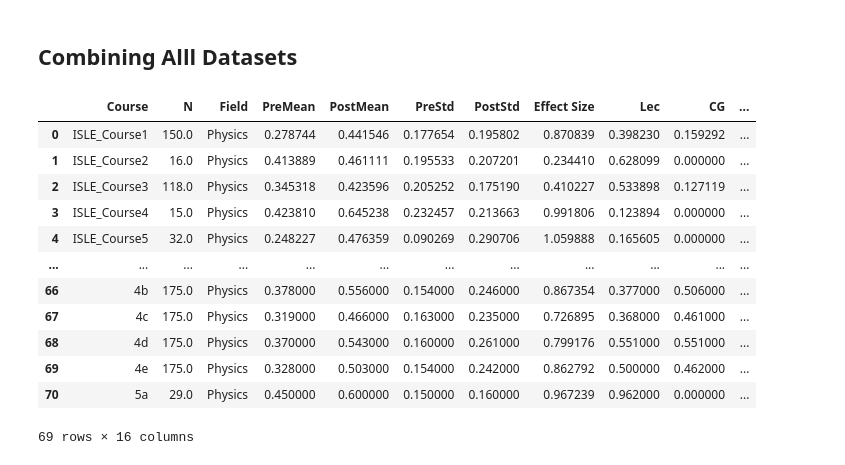
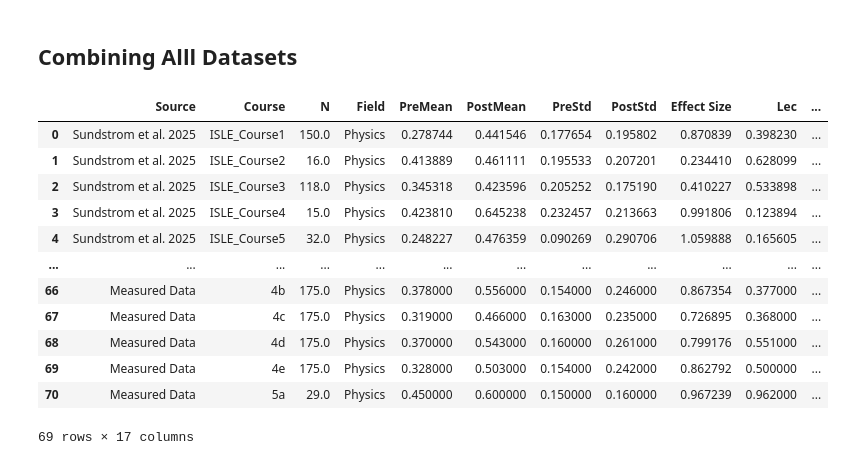
Before and after one commit to oross314/Modeling-Active-Learning-Classrooms, a Jupyter notebook: data_processing.ipynb, the cells around one changed output. Saved outputs shown, nothing was run; the diff lists cells and outputs as text; code cells hidden in the pictures.

```diff
--- a/data_processing.ipynb
+++ b/data_processing.ipynb
@@ -116,7 +116,9 @@ CI_statistics_sundstrom['Field'] = 'Physics'
 astro_courses = ['Tutorials_Course2', 'Tutorials_Course6',]
 CI_statistics_sundstrom.loc[CI_statistics_sundstrom['Course'].isin(astro_courses), 'Field'] = 'Astronomy'
 
+#mark source
+CI_statistics_sundstrom['Source'] = 'Sundstrom et al. 2025'
+
 sundstrom_combined = pd.merge(COPUS_sundstrom, CI_statistics_sundstrom, on='Course')
 #save to csv
 sundstrom_combined.to_csv('Published Data/Sundstrom_2025_data/combined_sundstrom_data.csv', index=False)
-sundstrom_combined
@@ -182,6 +165,8 @@ CI_statistics_weir['Effect Size'] = [effect_size(CI_statistics_weir['PreMean'].i
                                          CI_statistics_weir['PreStd'].iloc[i],
                                          CI_statistics_weir['PostStd'].iloc[i])
                                      for i in range(len(CI_statistics_weir))]
+
+CI_statistics_weir['Source'] = 'Weir et al. 2019'
 # %%
 ## combine COPUS codes with CI statistics
 weir_combined = pd.merge(COPUS_codes_weir, CI_statistics_weir, on = 'Course')
@@ -237,6 +203,7 @@ connell_combined = pd.DataFrame({
 connell_combined['Effect Size'] = (connell_combined['PostMean'] - connell_combined['PreMean']) / np.sqrt(
     (connell_combined['PreStd']**2 + connell_combined['PostStd']**2) / 2)
 
+connell_combined['Source'] = 'Connell et al. 2017'
 connell_combined
 # %% [output]
 |  | Course | L | Lec | PQ | MG | CQ | 1o1 | CG | WG | OG | SQ | ... |
@@ -246,4 +213,4 @@ connell_combined
 ### New data
 # %%
 measured_data = pd.read_csv('Measured Data/measured_data.csv')
-measured_data
+measured_data['Source'] = 'Measured Data'
@@ -267,28 +219,28 @@ measured_data
 # %%
 all_data = pd.concat([sundstrom_combined, weir_combined, connell_combined, measured_data], ignore_index=True)
 #reorder columns
 #We keep these 8 COPUS codes because they were found by Stains et al (2018) to be the most informative for characterizing STEM classrooms
-all_data = all_data[['Course', 'N', 'Field', 'PreMean', 'PostMean', 'PreStd', 'PostStd', 'Effect Size',
+all_data = all_data[['Source', 'Course', 'N', 'Field', 'PreMean', 'PostMean', 'PreStd', 'PostStd', 'Effect Size',
                                          'Lec', 'CG', 'CQ', 'PQ', 'WG', 'OG', 'SQ', '1o1' ]]
 
 #When the mean of pretest scores is above 60, it imposes a ceiling effect on effect sizes
 # and indicates that the CI may not be appropriate for that course, so we remove those courses
 all_data = all_data[all_data['PreMean'] <= 0.6]
 
 #saved combined data to csv
 all_data.to_csv('combined_COPUS_CI_data.csv', index=False)
 all_data
 # %% [output]
-|  | Course | N | Field | PreMean | PostMean | PreStd | PostStd | Effect Size | Lec | CG | ... |
-| 0 | ISLE_Course1 | 150.0 | Physics | 0.278744 | 0.441546 | 0.177654 | 0.195802 | 0.870839 | 0.398230 | 0.159292 | ... |
-| 1 | ISLE_Course2 | 16.0 | Physics | 0.413889 | 0.461111 | 0.195533 | 0.207201 | 0.234410 | 0.628099 | 0.000000 | ... |
-| 2 | ISLE_Course3 | 118.0 | Physics | 0.345318 | 0.423596 | 0.205252 | 0.175190 | 0.410227 | 0.533898 | 0.127119 | ... |
-| 3 | ISLE_Course4 | 15.0 | Physics | 0.423810 | 0.645238 | 0.232457 | 0.213663 | 0.991806 | 0.123894 | 0.000000 | ... |
-| 4 | ISLE_Course5 | 32.0 | Physics | 0.248227 | 0.476359 | 0.090269 | 0.290706 | 1.059888 | 0.165605 | 0.000000 | ... |
+|  | Source | Course | N | Field | PreMean | PostMean | PreStd | PostStd | Effect Size | Lec | ... |
+| 0 | Sundstrom et al. 2025 | ISLE_Course1 | 150.0 | Physics | 0.278744 | 0.441546 | 0.177654 | 0.195802 | 0.870839 | 0.398230 | ... |
+| 1 | Sundstrom et al. 2025 | ISLE_Course2 | 16.0 | Physics | 0.413889 | 0.461111 | 0.195533 | 0.207201 | 0.234410 | 0.628099 | ... |
+| 2 | Sundstrom et al. 2025 | ISLE_Course3 | 118.0 | Physics | 0.345318 | 0.423596 | 0.205252 | 0.175190 | 0.410227 | 0.533898 | ... |
+| 3 | Sundstrom et al. 2025 | ISLE_Course4 | 15.0 | Physics | 0.423810 | 0.645238 | 0.232457 | 0.213663 | 0.991806 | 0.123894 | ... |
+| 4 | Sundstrom et al. 2025 | ISLE_Course5 | 32.0 | Physics | 0.248227 | 0.476359 | 0.090269 | 0.290706 | 1.059888 | 0.165605 | ... |
 | ... | ... | ... | ... | ... | ... | ... | ... | ... | ... | ... | ... |
-| 66 | 4b | 175.0 | Physics | 0.378000 | 0.556000 | 0.154000 | 0.246000 | 0.867354 | 0.377000 | 0.506000 | ... |
-| 67 | 4c | 175.0 | Physics | 0.319000 | 0.466000 | 0.163000 | 0.235000 | 0.726895 | 0.368000 | 0.461000 | ... |
-| 68 | 4d | 175.0 | Physics | 0.370000 | 0.543000 | 0.160000 | 0.261000 | 0.799176 | 0.551000 | 0.551000 | ... |
-| 69 | 4e | 175.0 | Physics | 0.328000 | 0.503000 | 0.154000 | 0.242000 | 0.862792 | 0.500000 | 0.462000 | ... |
-| 70 | 5a | 29.0 | Physics | 0.450000 | 0.600000 | 0.150000 | 0.160000 | 0.967239 | 0.962000 | 0.000000 | ... |
+| 66 | Measured Data | 4b | 175.0 | Physics | 0.378000 | 0.556000 | 0.154000 | 0.246000 | 0.867354 | 0.377000 | ... |
+| 67 | Measured Data | 4c | 175.0 | Physics | 0.319000 | 0.466000 | 0.163000 | 0.235000 | 0.726895 | 0.368000 | ... |
+| 68 | Measured Data | 4d | 175.0 | Physics | 0.370000 | 0.543000 | 0.160000 | 0.261000 | 0.799176 | 0.551000 | ... |
+| 69 | Measured Data | 4e | 175.0 | Physics | 0.328000 | 0.503000 | 0.154000 | 0.242000 | 0.862792 | 0.500000 | ... |
+| 70 | Measured Data | 5a | 29.0 | Physics | 0.450000 | 0.600000 | 0.150000 | 0.160000 | 0.967239 | 0.962000 | ... |
-69 rows × 16 columns
+69 rows × 17 columns
```
Also changed, not shown: parts of 3 cells of this notebook, 3 other files.
